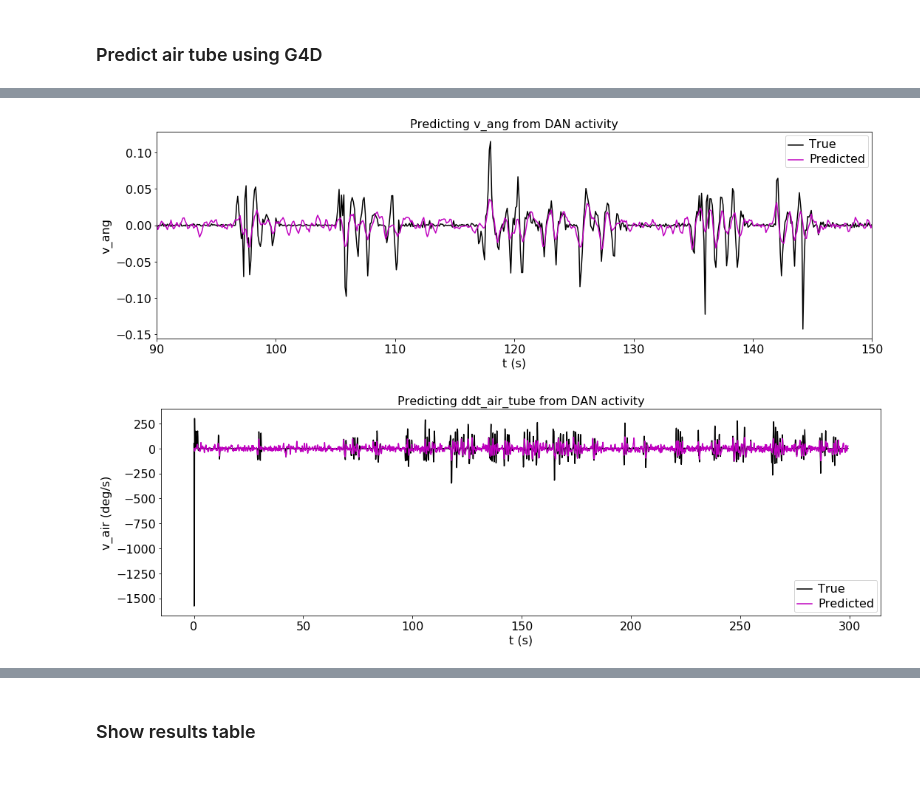
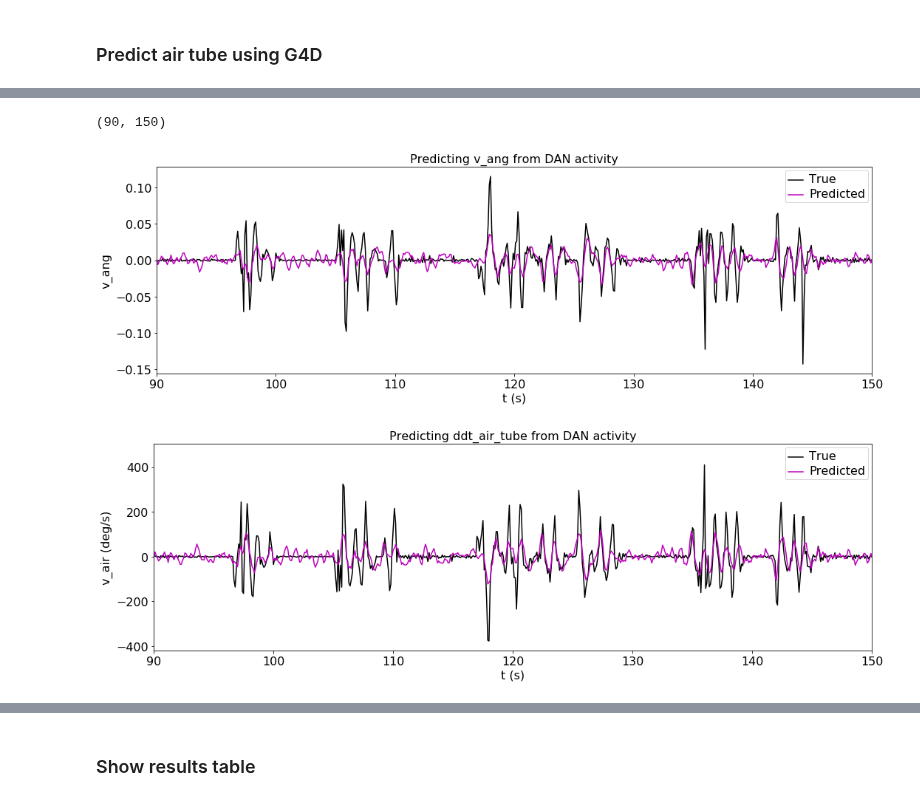
Before and after one commit to rkp8000/mushroom_mushroom, a Jupyter notebook: B1_G4_vs_v_ang_and_air_tube.ipynb, the cells around one changed output, grey strips where cells are left out. Cells and saved outputs as stored; diff of their text form; code cells hidden in the pictures.

Commit message:
Fix air tube velocity bugs.

```diff
--- a/B1_G4_vs_v_ang_and_air_tube.ipynb
+++ b/B1_G4_vs_v_ang_and_air_tube.ipynb
@@ -59,7 +86,7 @@ WINDOWS = {'g4d': (1, 6)}
 rslts = {'v_ang': []}
 
 for trial in trials:
-    rslt = linear_fit.regress(trial=trial, targ='v_ang', preds=('g4d',), windows=WINDOWS, valid='all')
+    rslt = lin_fit.regress(trial=trial, targ='v_ang', preds=('g4d',), windows=WINDOWS, valid='all')
 
     # get fraction of time fly is pointed upwind rel to air tube
     frac_uw = np.mean(np.abs(trial.dl.air) < 90)
@@ -112,7 +139,7 @@ for trial in trials:
     else:
         valid = 'all'
 
-    rslt = linear_fit.regress(trial=trial, targ='v_air', preds=('g4d',), windows=WINDOWS, valid=valid)
+    rslt = lin_fit.regress(trial=trial, targ='v_air', preds=('g4d',), windows=WINDOWS, valid=valid)
 
     # get fraction of time fly is pointed upwind rel to air tube
     if not np.all(np.isnan(trial.dl.air)):
@@ -128,20 +154,0 @@ plot_r2s_vs_frac_uw('v_air')
-# %%
-rslts['ddt_air'] = []
-
-for trial in trials:
-    if trial.expt == 'no_air':
-        valid = 'none'
-    else:
-        valid = 'all'
-
-    rslt = linear_fit.regress(trial=trial, targ='ddt_air', preds=('g4d',), windows=WINDOWS, valid=valid)
-
-    # get fraction of time fly is pointed upwind rel to air tube
-    if not np.all(np.isnan(trial.dl.air)):
-        valid_mask = ~np.isnan(trial.dl.air)
-        frac_uw = np.mean(np.abs(trial.dl.air[valid_mask]) < 90)
-    rslt.details['frac_uw'] = frac_uw
-
-    rslts['ddt_air'].append(rslt)
-
-plot_r2s_vs_frac_uw('ddt_air')
@@ -175,7 +177,7 @@ def plot_example_air_tube_prediction(trial_name, fig_size=(15, 5)):
     fig, ax = plt.subplots(1, 1, figsize=fig_size, tight_layout=True)
 
     trial_idx = [trial.name for trial in trials].index(trial_name)
-    rslt = rslts['ddt_air'][trial_idx]
+    rslt = rslts['v_air'][trial_idx]
 
     ts = trial.dl.t
 
@@ -193,10 +195,12 @@ def plot_example_air_tube_prediction(trial_name, fig_size=(15, 5)):
 # %%
 ax = plot_example_v_ang_prediction('20170428.Fly5.1')
 ax.set_xlim(90, 150)
 
 ax = plot_example_air_tube_prediction('20170428.Fly5.1')
+ax.set_xlim(90, 150)
 # %% [output]
+(90, 150)
 [figure]
-[figure, old version]
+[figure, new version]
 # %%
 ax = plot_example_v_ang_prediction('20170428.Fly5.5')
```
Also changed, not shown: parts of 13 cells of this notebook, 5 other files.
